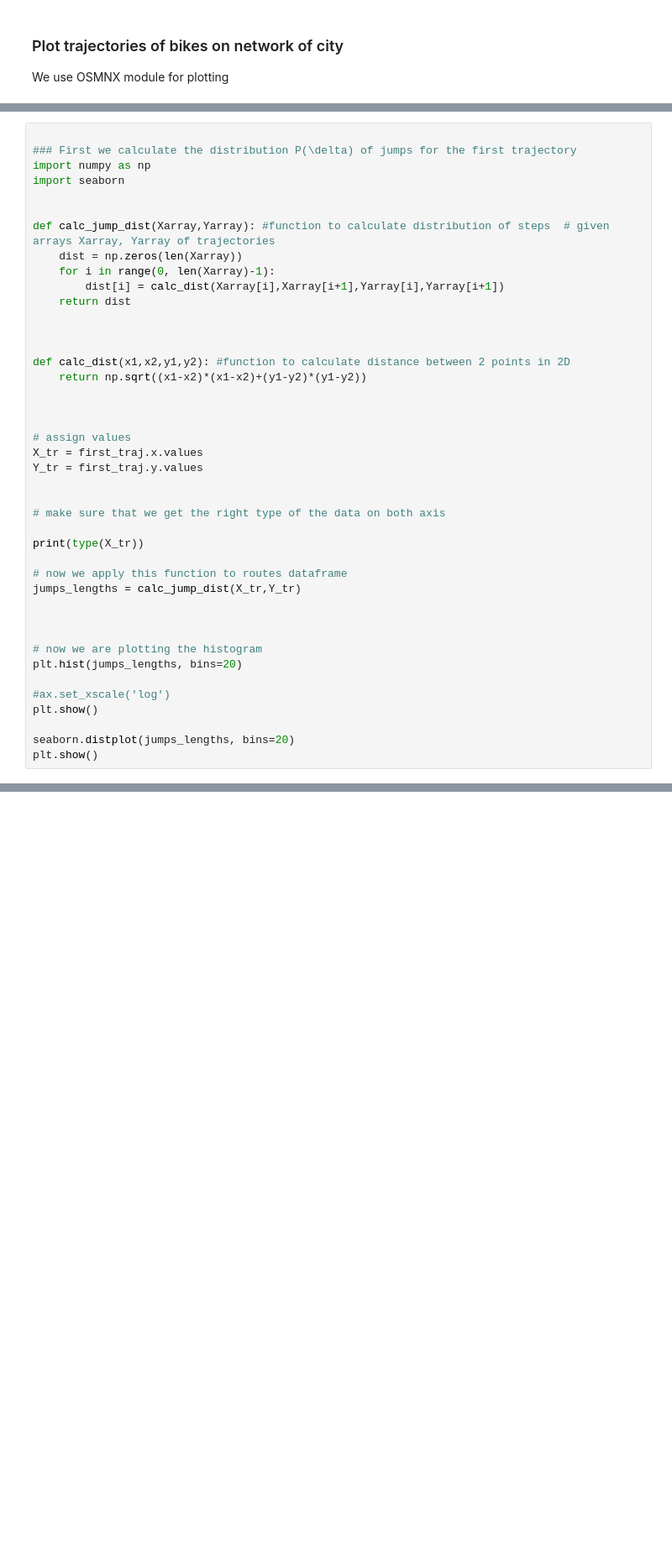
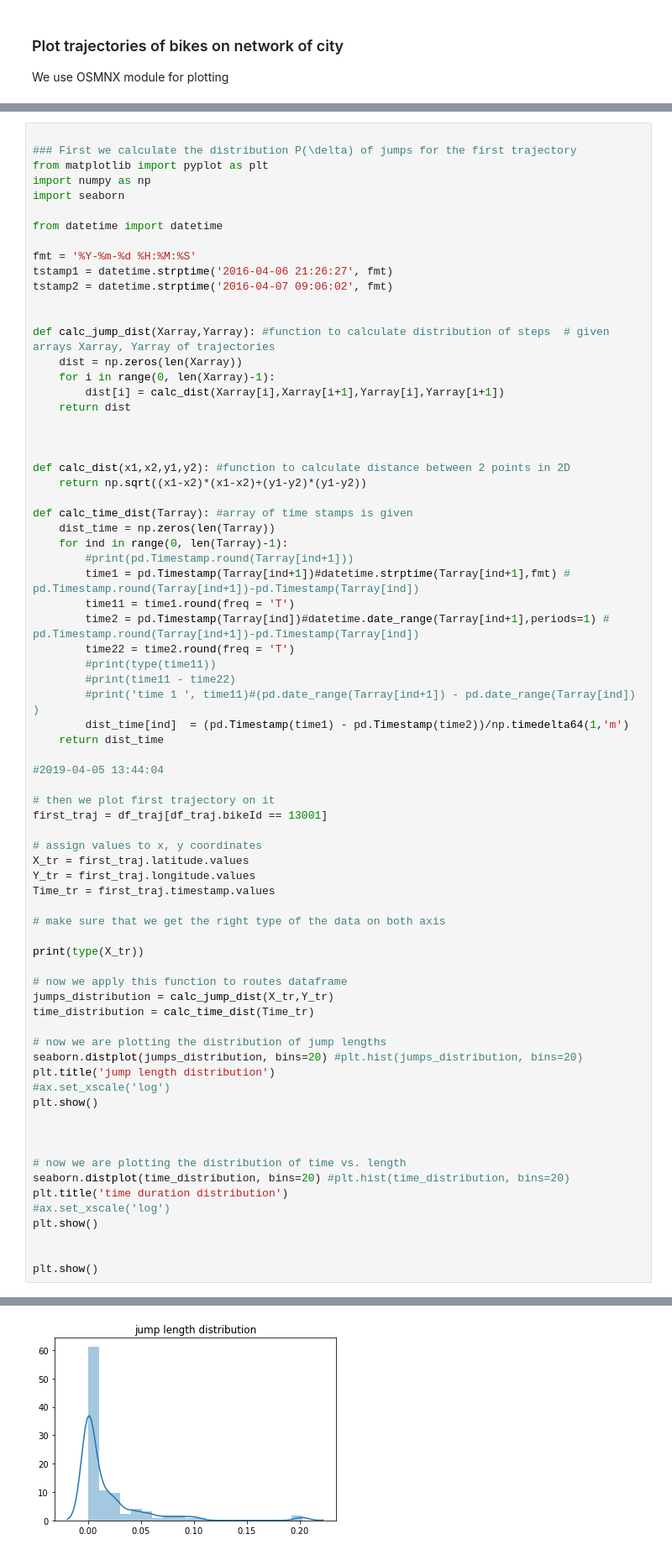
Before and after one commit to Liyubov/bike-sharing, a Jupyter notebook: bikes_mobility_analysis_trajectories/bikes_trajectories_analys.ipynb, the cells around one changed output, grey strips where cells are left out. Shown at 84% size. Drawn from its saved outputs; the diff is of its cells as text; blank space fills up the shorter version.

```diff
--- a/bikes_mobility_analysis_trajectories/bikes_trajectories_analys.ipynb
+++ b/bikes_mobility_analysis_trajectories/bikes_trajectories_analys.ipynb
@@ -256,8 +274,15 @@ To plot probability density distributions
 # %%
 
 ### First we calculate the distribution P(\delta) of jumps for the first trajectory
+from matplotlib import pyplot as plt
 import numpy as np
 import seaborn
+
+from datetime import datetime
+
+fmt = '%Y-%m-%d %H:%M:%S'
+tstamp1 = datetime.strptime('2016-04-06 21:26:27', fmt)
+tstamp2 = datetime.strptime('2016-04-07 09:06:02', fmt)
 
 
 def calc_jump_dist(Xarray,Yarray): #function to calculate distribution of steps  # given arrays Xarray, Yarray of trajectories
@@ -271,27 +296,52 @@ def calc_jump_dist(Xarray,Yarray): #function to calculate distribution of steps
 def calc_dist(x1,x2,y1,y2): #function to calculate distance between 2 points in 2D
     return np.sqrt((x1-x2)*(x1-x2)+(y1-y2)*(y1-y2))
 
+def calc_time_dist(Tarray): #array of time stamps is given
+    dist_time = np.zeros(len(Tarray))
+    for ind in range(0, len(Tarray)-1):
+        #print(pd.Timestamp.round(Tarray[ind+1]))
+        time1 = pd.Timestamp(Tarray[ind+1])#datetime.strptime(Tarray[ind+1],fmt) # pd.Timestamp.round(Tarray[ind+1])-pd.Timestamp(Tarray[ind])
+        time11 = time1.round(freq = 'T')
+        time2 = pd.Timestamp(Tarray[ind])#datetime.date_range(Tarray[ind+1],periods=1) # pd.Timestamp.round(Tarray[ind+1])-pd.Timestamp(Tarray[ind])
+        time22 = time2.round(freq = 'T')
+        #print(type(time11))
+        #print(time11 - time22)
+        #print('time 1 ', time11)#(pd.date_range(Tarray[ind+1]) - pd.date_range(Tarray[ind]) )
+        dist_time[ind]  = (pd.Timestamp(time1) - pd.Timestamp(time2))/np.timedelta64(1,'m')
+    return dist_time
 
+#2019-04-05 13:44:04
 
-# assign values
-X_tr = first_traj.x.values
-Y_tr = first_traj.y.values
+# then we plot first trajectory on it
+first_traj = df_traj[df_traj.bikeId == 13001]
 
+# assign values to x, y coordinates
+X_tr = first_traj.latitude.values
+Y_tr = first_traj.longitude.values
+Time_tr = first_traj.timestamp.values
 
 # make sure that we get the right type of the data on both axis
 
 print(type(X_tr))
 
 # now we apply this function to routes dataframe
-jumps_lengths = calc_jump_dist(X_tr,Y_tr)
+jumps_distribution = calc_jump_dist(X_tr,Y_tr)
+time_distribution = calc_time_dist(Time_tr)
+
+# now we are plotting the distribution of jump lengths
+seaborn.distplot(jumps_distribution, bins=20) #plt.hist(jumps_distribution, bins=20)
+plt.title('jump length distribution')
+#ax.set_xscale('log')
+plt.show()
 
 
 
-# now we are plotting the histogram
-plt.hist(jumps_lengths, bins=20)
-
+# now we are plotting the distribution of time vs. length
+seaborn.distplot(time_distribution, bins=20) #plt.hist(time_distribution, bins=20)
+plt.title('time duration distribution')
 #ax.set_xscale('log')
 plt.show()
 
-seaborn.distplot(jumps_lengths, bins=20)
+
 plt.show()
+# %% [output]
@@ -297,0 +349 @@ plt.show()
+[figure, added]
```
Also changed, not shown: parts of 12 cells of this notebook.
